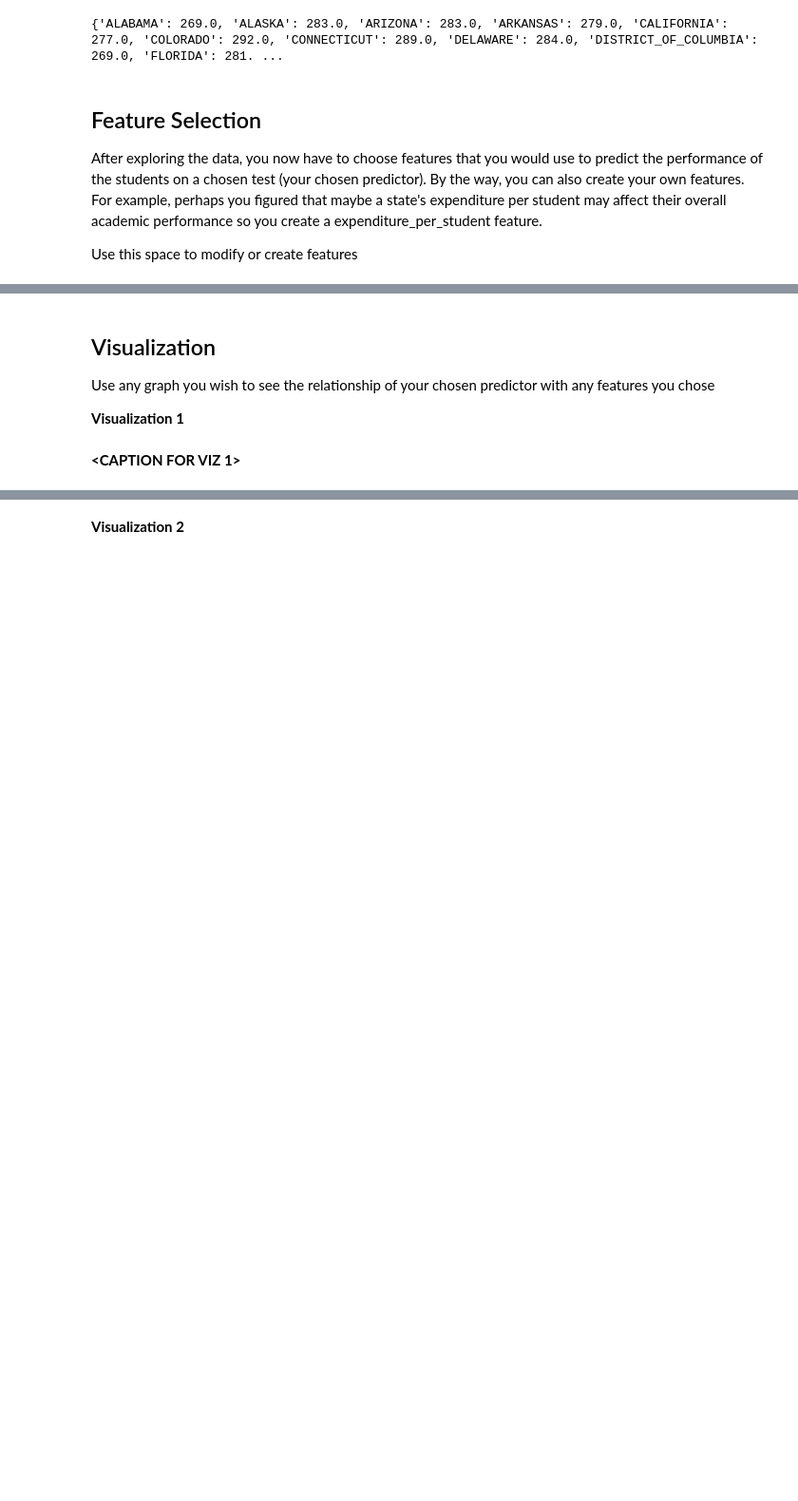
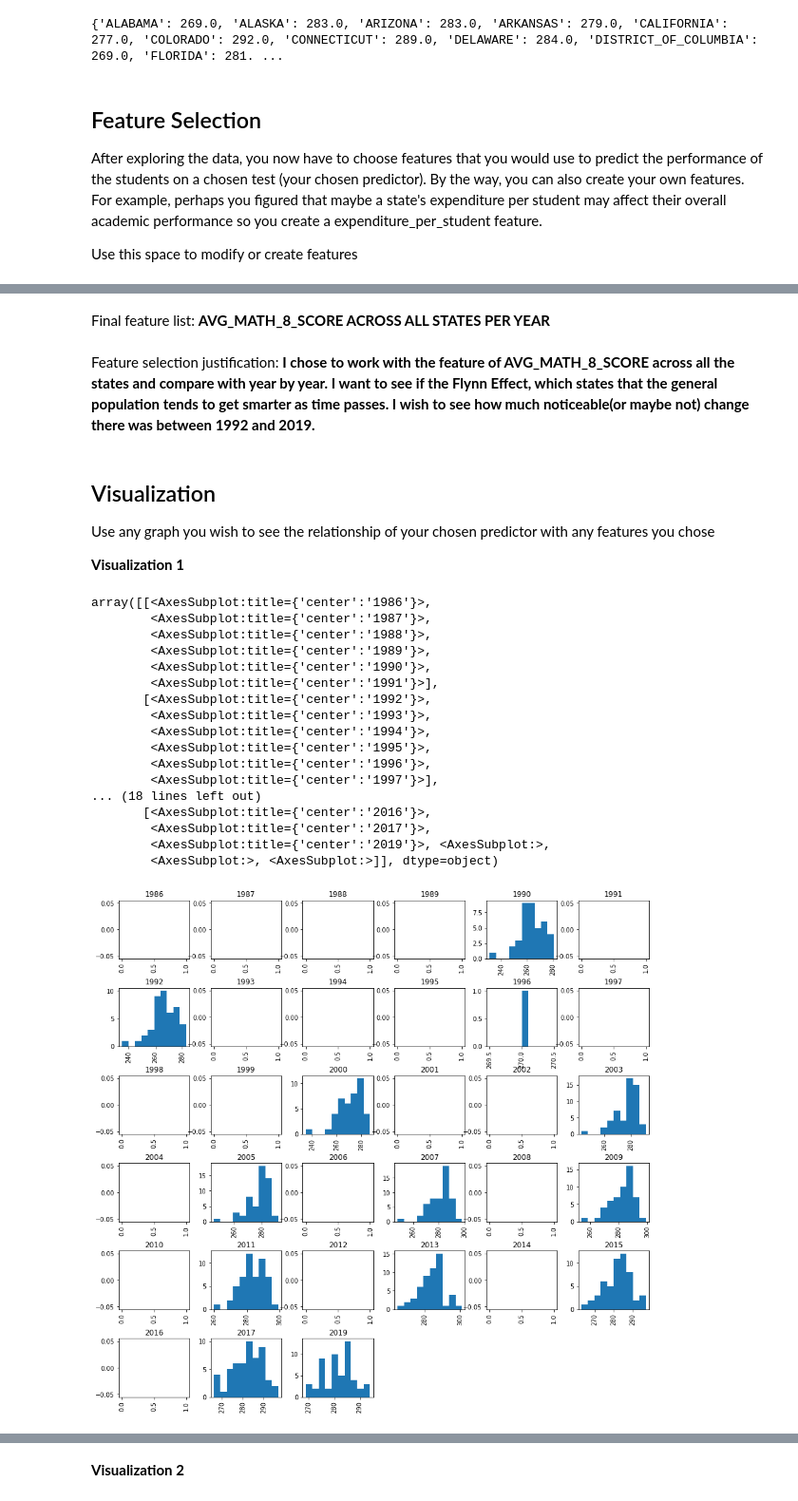
Before and after one commit to hayimisnij/MDST_tutorials, a Jupyter notebook: checkpoint2/checkpoint2.ipynb, the cells around one changed output, grey strips where cells are left out. Shown at 95% size. Drawn from its saved outputs; the diff is of its cells as text; code cells hidden in the pictures; blank space fills up the shorter version.

```diff
--- a/checkpoint2/checkpoint2.ipynb
+++ b/checkpoint2/checkpoint2.ipynb
@@ -188,8 +195,34 @@ Feature selection justification: **<BRIEFLY DESCRIBE WHY YOU PICKED THESE FEATUR
+# %% [markdown]
+Final feature list: **AVG_MATH_8_SCORE ACROSS ALL STATES PER YEAR**
+# %% [markdown]
+Feature selection justification: **I chose to work with the feature of AVG_MATH_8_SCORE across all the states and compare with year by year. I want to see if the Flynn Effect, which states that the general population tends to get smarter as time passes. I wish to see how much noticeable(or maybe not) change there was between 1992 and 2019.**
 # %% [markdown]
 <h2>Visualization</h2>
 
 Use any graph you wish to see the relationship of your chosen predictor with any features you chose
 
 **Visualization 1**
-# %% [markdown]
-**<CAPTION FOR VIZ 1>**
+# %%
+df = pd.read_csv('../data/states_edu.csv')
+df.head()
+
+df["AVG_MATH_8_SCORE"].hist(by=df["YEAR"], figsize=(15, 15))
+# %% [output]
+array([[<AxesSubplot:title={'center':'1986'}>,
+        <AxesSubplot:title={'center':'1987'}>,
+        <AxesSubplot:title={'center':'1988'}>,
+        <AxesSubplot:title={'center':'1989'}>,
+        <AxesSubplot:title={'center':'1990'}>,
+        <AxesSubplot:title={'center':'1991'}>],
+       [<AxesSubplot:title={'center':'1992'}>,
+        <AxesSubplot:title={'center':'1993'}>,
+        <AxesSubplot:title={'center':'1994'}>,
+        <AxesSubplot:title={'center':'1995'}>,
+        <AxesSubplot:title={'center':'1996'}>,
+        <AxesSubplot:title={'center':'1997'}>],
+... (18 lines left out)
+       [<AxesSubplot:title={'center':'2016'}>,
+        <AxesSubplot:title={'center':'2017'}>,
+        <AxesSubplot:title={'center':'2019'}>, <AxesSubplot:>,
+        <AxesSubplot:>, <AxesSubplot:>]], dtype=object)
+[figure, added]
```
Also changed, not shown: parts of 11 cells of this notebook.
